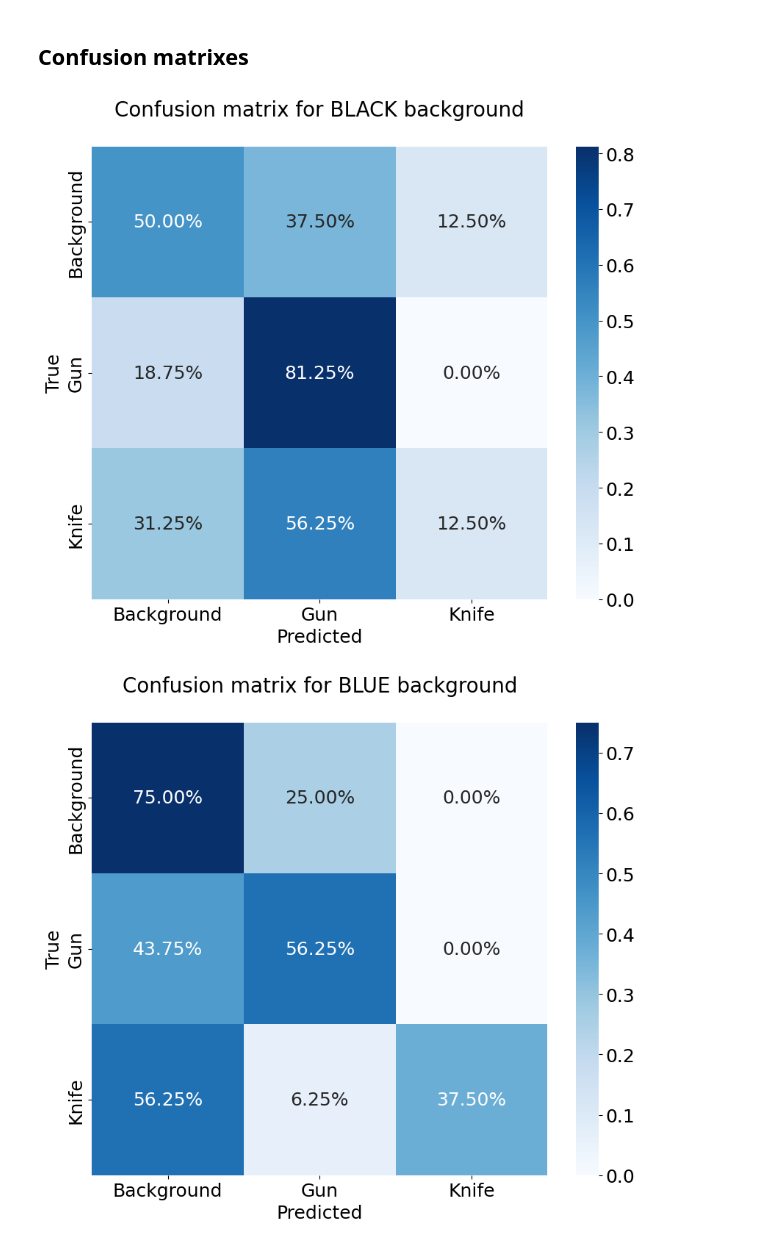
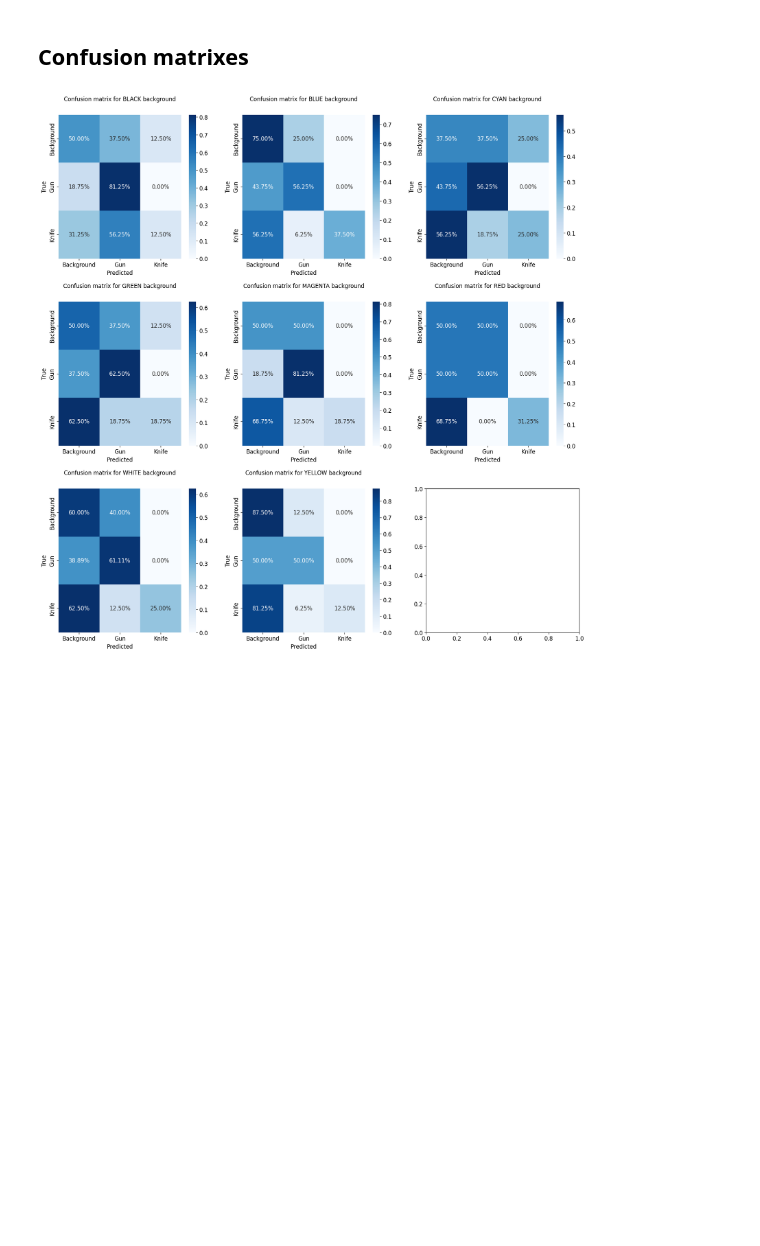
Before and after one commit to Coding-Rod/crime_detection, a Jupyter notebook: ai/reports/paper/Final_metrics.ipynb, the cells around one changed output. Saved outputs shown, nothing was run; the diff lists cells and outputs as text; code cells hidden in the pictures; blank space fills up the shorter version.

Commit message:
:lipstick: [IMPROVE] Metrics graphics

```diff
--- a/ai/reports/paper/Final_metrics.ipynb
+++ b/ai/reports/paper/Final_metrics.ipynb
@@ -97,23 +97,24 @@ metrics_df
 # %% [markdown]
 ## Confusion matrixes
 # %%
+# Create a 3x3 matrix for figures
+fig, axes = plt.subplots(3, 3, figsize=(20, 20))
+plt.subplots_adjust(wspace=0.2, hspace=0.3)
 for df, name in zip(dfs, model_names):
     confusion_matrix_percentage = pd.crosstab(df['true_class'], df['pred_class'], rownames=['True'], colnames=['Predicted'], margins=True, normalize='index')
-    plt.figure(figsize=(10, 8))
-
+    plt.subplot(3, 3, model_names.index(name) + 1)
     # Change axes by classnames: ['Background', 'Gun, 'Knife']
     confusion_matrix_percentage = confusion_matrix_percentage.rename(columns={0: 'Background', 1: 'Gun', 2: 'Knife', 3: 'All'})
     confusion_matrix_percentage = confusion_matrix_percentage.rename(index={0: 'Background', 1: 'Gun', 2: 'Knife', 3: 'All'})
 
     # Remove all column and row with 'All' class
     confusion_matrix_percentage = confusion_matrix_percentage.drop('All', axis=0)
 
     # Change font size
-    plt.rcParams.update({'font.size': 18})
+    plt.rcParams.update({'font.size': 12})
 
     # Plot heatmap
     heatmap(confusion_matrix_percentage, annot=True, fmt='.2%', cmap='Blues')
-    plt.title(f"Confusion matrix for {name} background", pad=30, fontsize=20)
+    plt.title(f"Confusion matrix for {name} background", pad=30, fontsize=12)
 # %% [output]
-[figure, old version]
+[figure, new version]
-[figure, removed]
```
Also changed, not shown: parts of 1 cell of this notebook.
